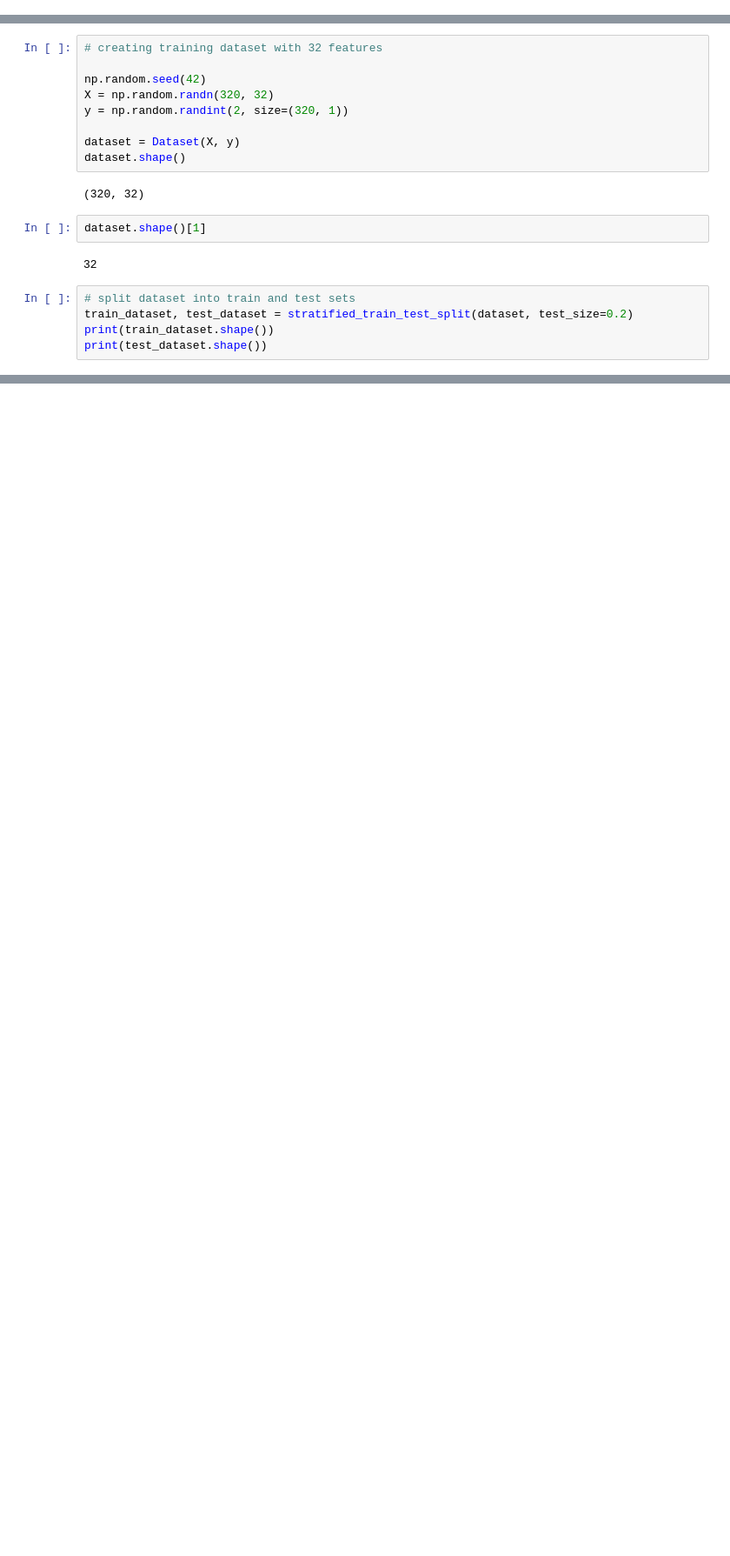
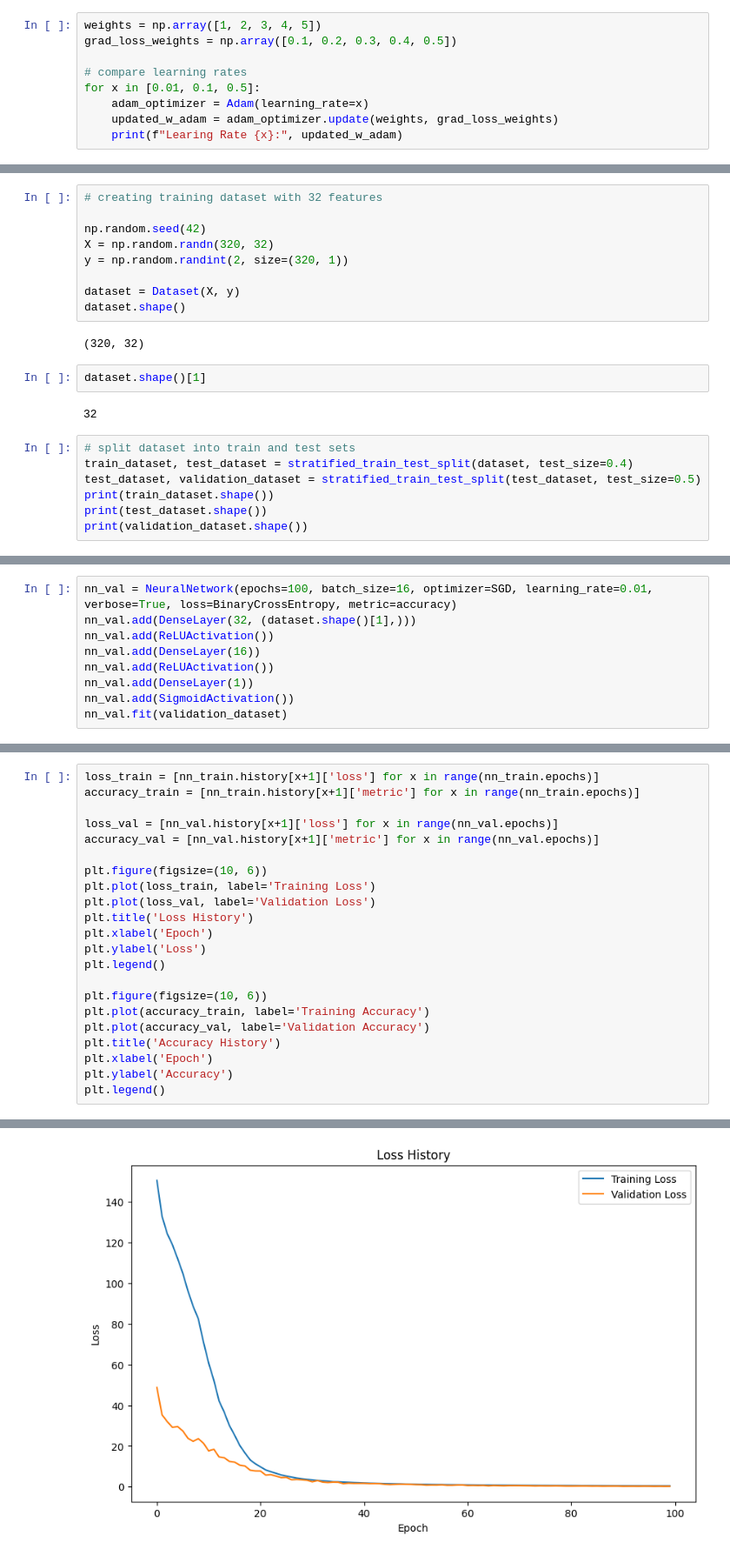
Before and after one commit to Seixal97/si, a Jupyter notebook: scripts/ex12-16_nn.ipynb, the cells around one changed output, grey strips where cells are left out. Shown: that part at 87% size. Saved outputs shown, nothing was run; the diff lists cells and outputs as text; blank space fills up the shorter version.

```diff
--- a/scripts/ex12-16_nn.ipynb
+++ b/scripts/ex12-16_nn.ipynb
@@ -0,0 +99,9 @@
+# %%
+weights = np.array([1, 2, 3, 4, 5])
+grad_loss_weights = np.array([0.1, 0.2, 0.3, 0.4, 0.5])
+
+# compare learning rates
+for x in [0.01, 0.1, 0.5]:
+    adam_optimizer = Adam(learning_rate=x)
+    updated_w_adam = adam_optimizer.update(weights, grad_loss_weights)
+    print(f"Learing Rate {x}:", updated_w_adam)
@@ -27,7 +128,9 @@ dataset.shape()[1]
 32
 # %%
 # split dataset into train and test sets
-train_dataset, test_dataset = stratified_train_test_split(dataset, test_size=0.2)
+train_dataset, test_dataset = stratified_train_test_split(dataset, test_size=0.4)
+test_dataset, validation_dataset = stratified_train_test_split(test_dataset, test_size=0.5)
 print(train_dataset.shape())
 print(test_dataset.shape())
+print(validation_dataset.shape())
 # %% [output]
@@ -70,0 +175,9 @@ print(result)
+# %%
+nn_val = NeuralNetwork(epochs=100, batch_size=16, optimizer=SGD, learning_rate=0.01, verbose=True, loss=BinaryCrossEntropy, metric=accuracy)
+nn_val.add(DenseLayer(32, (dataset.shape()[1],)))
+nn_val.add(ReLUActivation())
+nn_val.add(DenseLayer(16))
+nn_val.add(ReLUActivation())
+nn_val.add(DenseLayer(1))
+nn_val.add(SigmoidActivation())
+nn_val.fit(validation_dataset)
@@ -70,0 +203,23 @@ print(result)
+# %%
+loss_train = [nn_train.history[x+1]['loss'] for x in range(nn_train.epochs)]
+accuracy_train = [nn_train.history[x+1]['metric'] for x in range(nn_train.epochs)]
+
+loss_val = [nn_val.history[x+1]['loss'] for x in range(nn_val.epochs)]
+accuracy_val = [nn_val.history[x+1]['metric'] for x in range(nn_val.epochs)]
+
+plt.figure(figsize=(10, 6))
+plt.plot(loss_train, label='Training Loss')
+plt.plot(loss_val, label='Validation Loss')
+plt.title('Loss History')
+plt.xlabel('Epoch')
+plt.ylabel('Loss')
+plt.legend()
+
+plt.figure(figsize=(10, 6))
+plt.plot(accuracy_train, label='Training Accuracy')
+plt.plot(accuracy_val, label='Validation Accuracy')
+plt.title('Accuracy History')
+plt.xlabel('Epoch')
+plt.ylabel('Accuracy')
+plt.legend()
+# %% [output]
@@ -70,0 +227 @@ print(result)
+[figure, added]
```
Also changed, not shown: parts of 17 cells of this notebook, 2 other files.
